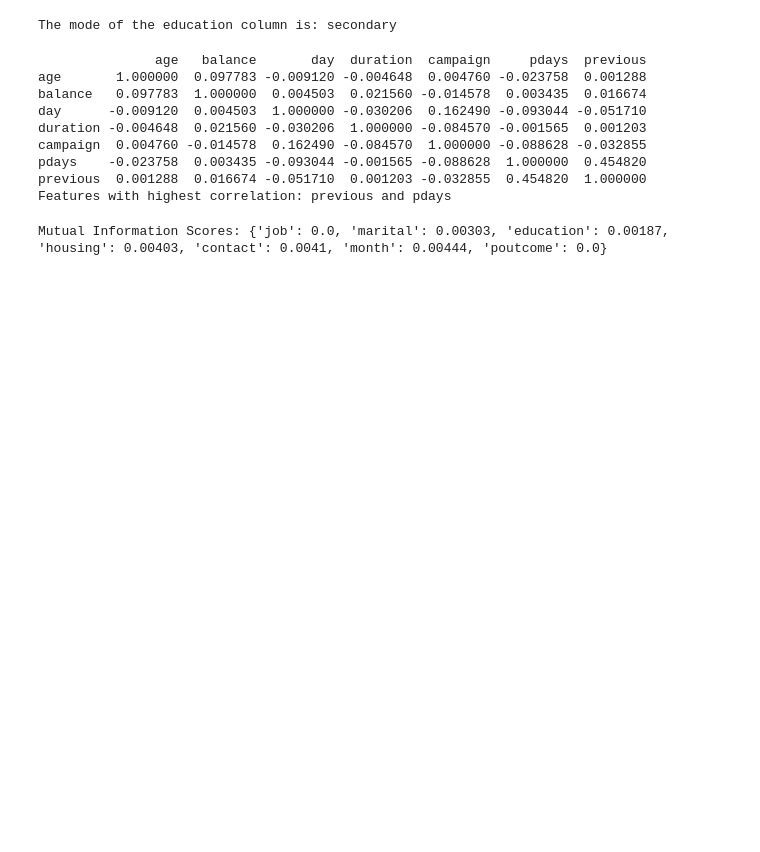
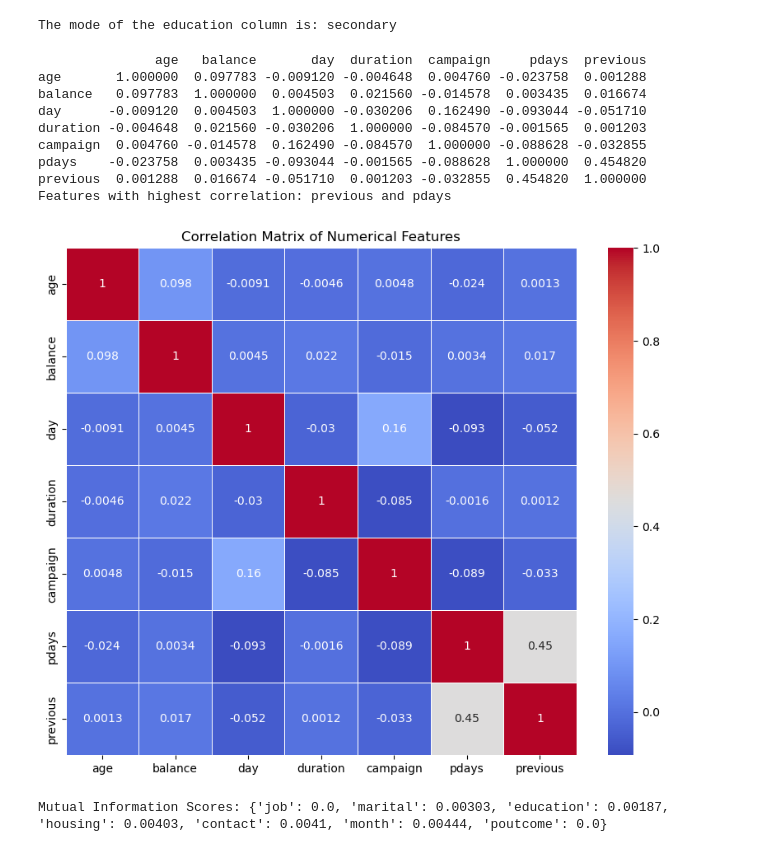
Before and after one commit to s100rab/Machine_learning_zoomcamp_s100rab, a Jupyter notebook: WEEK-3-CLASSIFICATION/s100rab_files/homework/week_3_homework.ipynb, the cells around one changed output. Cells and saved outputs as stored; diff of their text form; code cells hidden in the pictures; blank space fills up the shorter version.

Commit message:
update with charts

```diff
--- a/WEEK-3-CLASSIFICATION/s100rab_files/homework/week_3_homework.ipynb
+++ b/WEEK-3-CLASSIFICATION/s100rab_files/homework/week_3_homework.ipynb
@@ -44,6 +44,17 @@ campaign  0.004760 -0.014578  0.162490 -0.084570  1.000000 -0.088628 -0.032855
 pdays    -0.023758  0.003435 -0.093044 -0.001565 -0.088628  1.000000  0.454820
 previous  0.001288  0.016674 -0.051710  0.001203 -0.032855  0.454820  1.000000
 Features with highest correlation: previous and pdays
+# %%
+import seaborn as sns
+import matplotlib.pyplot as plt
+
+plt.figure(figsize=(10, 8))
+sns.heatmap(corr_matrix, annot=True, cmap='coolwarm', linewidths=0.5)
+plt.title('Correlation Matrix of Numerical Features')
+plt.savefig('correlation_heatmap.jpeg', format='jpeg')  # Save as JPEG
+plt.show()
+# %% [output]
+[figure, added]
 # %%
 df['y'] = df['y'].map({'yes': 1, 'no': 0})
 # %%
```
Also changed, not shown: parts of 5 cells of this notebook, 6 other files.
